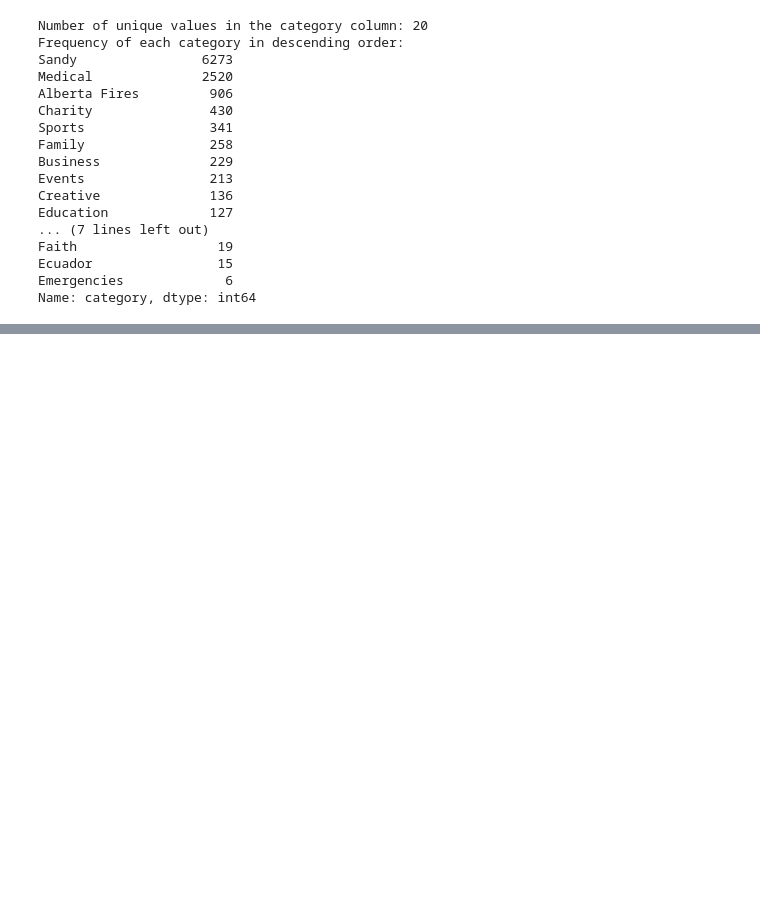
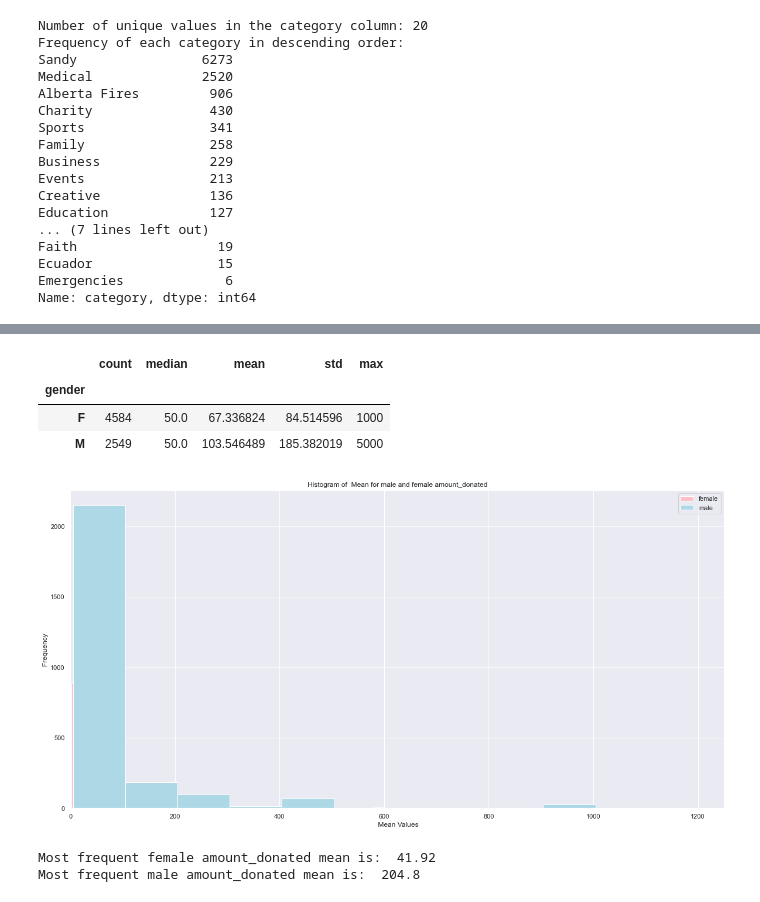
Before and after one commit to tnathu-ai/Oaktree, a Jupyter notebook: task.ipynb, the cells around one changed output, grey strips where cells are left out. Drawn from its saved outputs; the diff is of its cells as text; code cells hidden in the pictures; blank space fills up the shorter version.

```diff
--- a/task.ipynb
+++ b/task.ipynb
@@ -330,4 +307,0 @@ Name: same_last_name, dtype: float64
-# %%
-# Lowercase all the columns
-df.columns = df.columns.str.lower()
-df.head(3)
@@ -338,0 +320,32 @@ df.head(3)
+# %%
+#  Groups & Target Summary Stats
+df.groupby("gender").amount_donated.agg(["count", "median", "mean", "std", "max"])
+# %% [output]
+|  | count | median | mean | std | max |
+| gender |  |  |  |  |  |
+| F | 4584 | 50.0 | 67.336824 | 84.514596 | 1000 |
+| M | 2549 | 50.0 | 103.546489 | 185.382019 | 5000 |
+# %%
+female = plt.hist(df[df["gender"] == "F"].amount_donated,bins=50,label = "female", color="pink")
+male = plt.hist(df[df["gender"] == "M"].amount_donated,bins=50,label = "male", color="lightblue")
+plt.legend()
+plt.xlabel(" Mean Values")
+plt.ylabel("Frequency")
+# Scale down the x-axis
+plt.xlim(0, 1250)
+plt.title("Histogram of  Mean for male and female amount_donated")
+plt.savefig('female_male_amount_donated_hist.png')
+plt.show()
+
+frequent_amount_donated_mean = female[0].max()
+index_frequent_amount_donated_mean = list(female[0]).index(frequent_amount_donated_mean)
+
+most_frequent_female_amount_donated_mean = female[1][index_frequent_amount_donated_mean]
+most_frequent_male_amount_donated_mean = male[1][index_frequent_amount_donated_mean]
+
+print("Most frequent female amount_donated mean is: ",most_frequent_female_amount_donated_mean)
+print("Most frequent male amount_donated mean is: ",most_frequent_male_amount_donated_mean)
+# %% [output]
+[figure, added]
+Most frequent female amount_donated mean is:  41.92
+Most frequent male amount_donated mean is:  204.8
```
Also changed, not shown: parts of 54 cells of this notebook, 4 other files.
